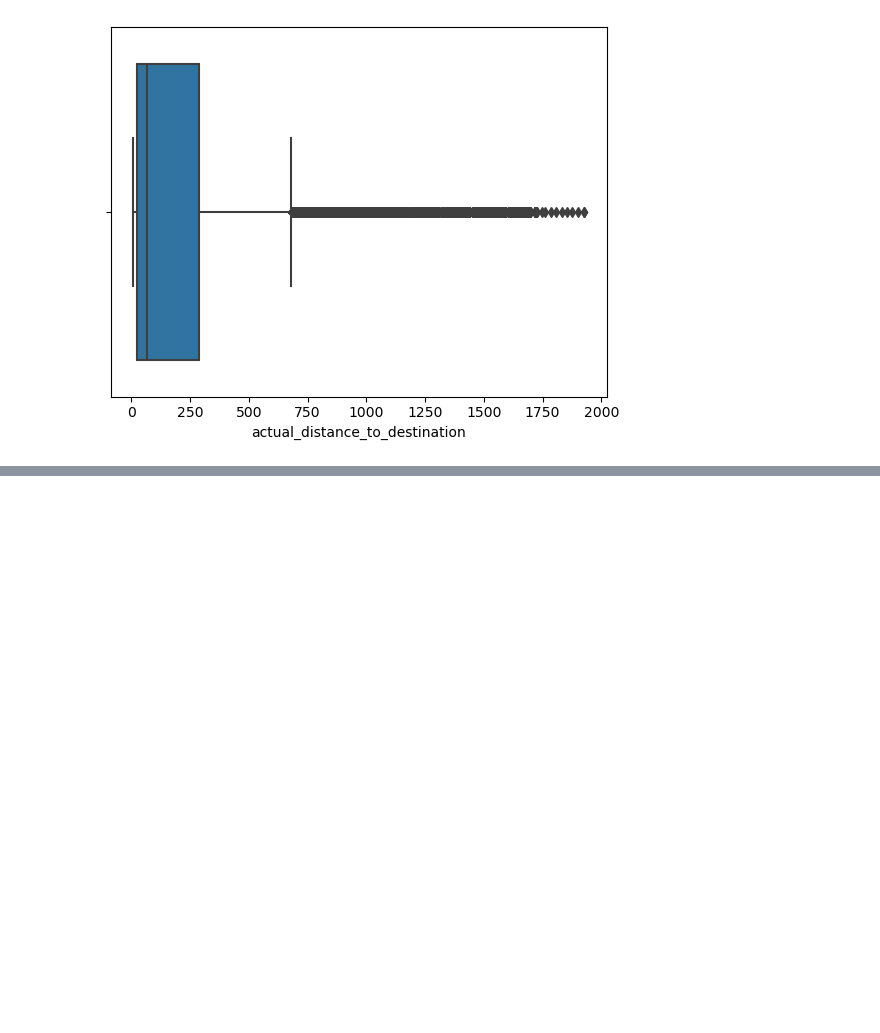
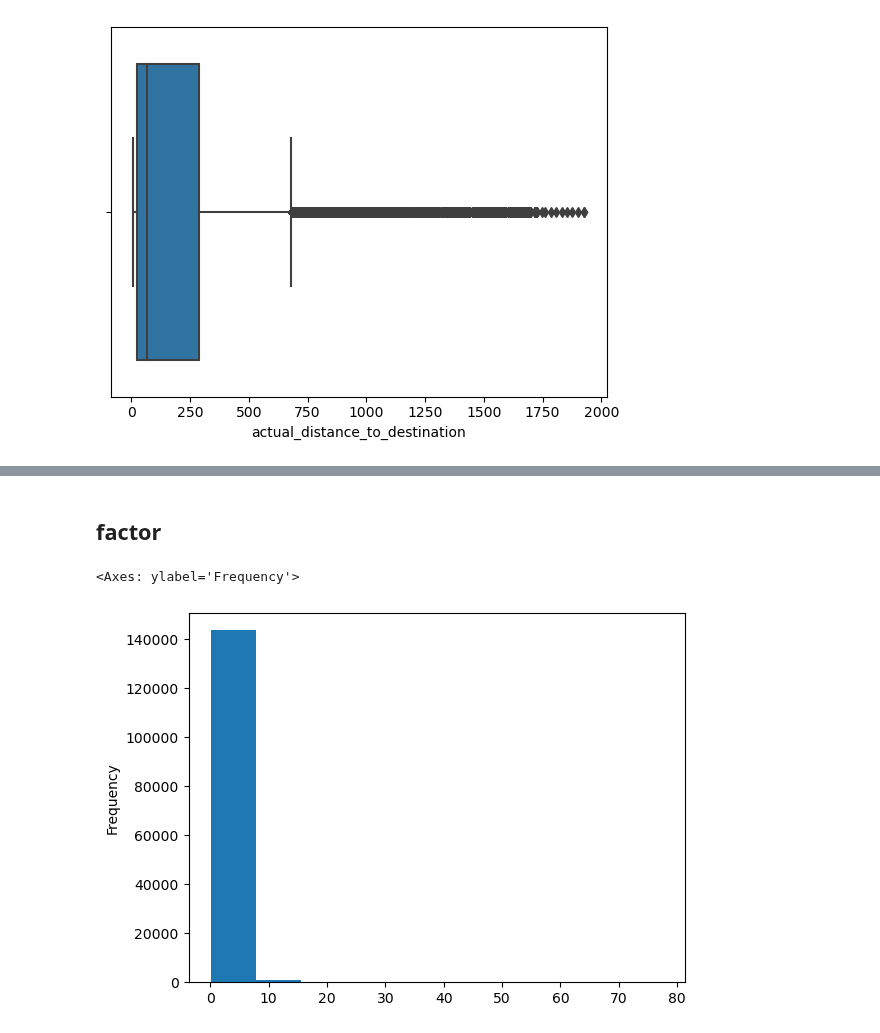
Before and after one commit to muthuganeshece/Business-Case-Study, a Jupyter notebook: Delhivery/Notebook/Delhivery_FeatureEngineering.ipynb, the cells around one changed output, grey strips where cells are left out. Saved outputs shown, nothing was run; the diff lists cells and outputs as text; code cells hidden in the pictures; blank space fills up the shorter version.

```diff
--- a/Delhivery/Notebook/Delhivery_FeatureEngineering.ipynb
+++ b/Delhivery/Notebook/Delhivery_FeatureEngineering.ipynb
@@ -407,0 +442,7 @@ sns.boxplot(data=data, x = 'actual_distance_to_destination')
+# %% [markdown]
+## factor
+# %%
+data['factor'].plot(kind='hist')
+# %% [output]
+<Axes: ylabel='Frequency'>
+[figure, added]
```
Also changed, not shown: parts of 6 cells of this notebook.
